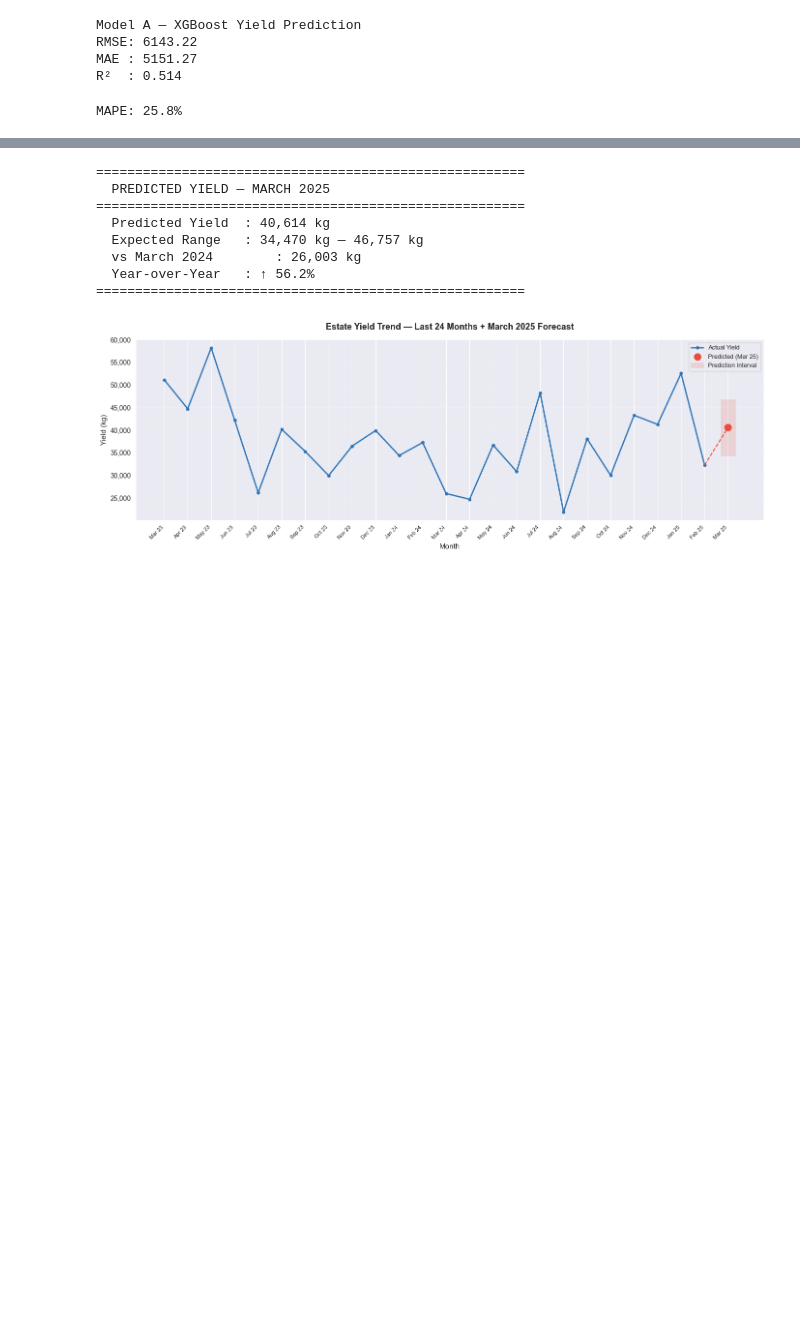
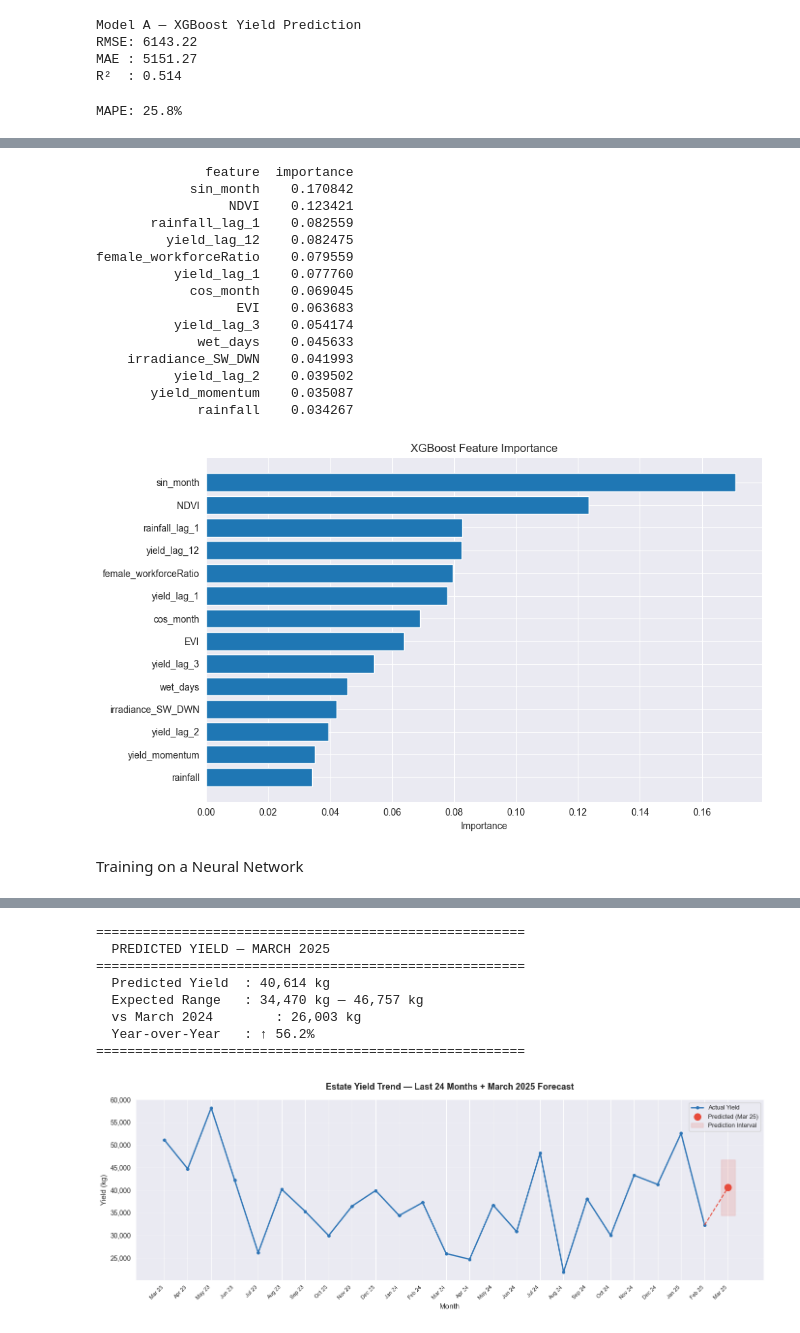
Before and after one commit to Akshatha7710/smart-tea-estate-management-system, a Jupyter notebook: Notebooks/productivityPredictionUsingSatelliteData_04.ipynb, the cells around one changed output, grey strips where cells are left out. Cells and saved outputs as stored; diff of their text form; code cells hidden in the pictures; blank space fills up the shorter version.

```diff
--- a/Notebooks/productivityPredictionUsingSatelliteData_04.ipynb
+++ b/Notebooks/productivityPredictionUsingSatelliteData_04.ipynb
@@ -753 +649,36 @@ GBM R²: 0.307
+# %%
+#feature importance
+feature_importance = pd.DataFrame({
+    'feature': features,
+    'importance': xgb_model.feature_importances_
+}).sort_values('importance', ascending=False)
+
+print(feature_importance.to_string(index=False))
+
+plt.figure(figsize=(10, 6))
+plt.barh(feature_importance['feature'], feature_importance['importance'])
+plt.xlabel('Importance')
+plt.title('XGBoost Feature Importance')
+plt.gca().invert_yaxis()
+plt.tight_layout()
+plt.show()
+# %% [output]
+              feature  importance
+            sin_month    0.170842
+                 NDVI    0.123421
+       rainfall_lag_1    0.082559
+         yield_lag_12    0.082475
+female_workforceRatio    0.079559
+          yield_lag_1    0.077760
+            cos_month    0.069045
+                  EVI    0.063683
+          yield_lag_3    0.054174
+             wet_days    0.045633
+    irradiance_SW_DWN    0.041993
+          yield_lag_2    0.039502
+       yield_momentum    0.035087
+             rainfall    0.034267
+[figure, added]
+# %% [markdown]
+Training on a Neural Network
 # %%
```
Also changed, not shown: parts of 33 cells of this notebook, 4 other files.
